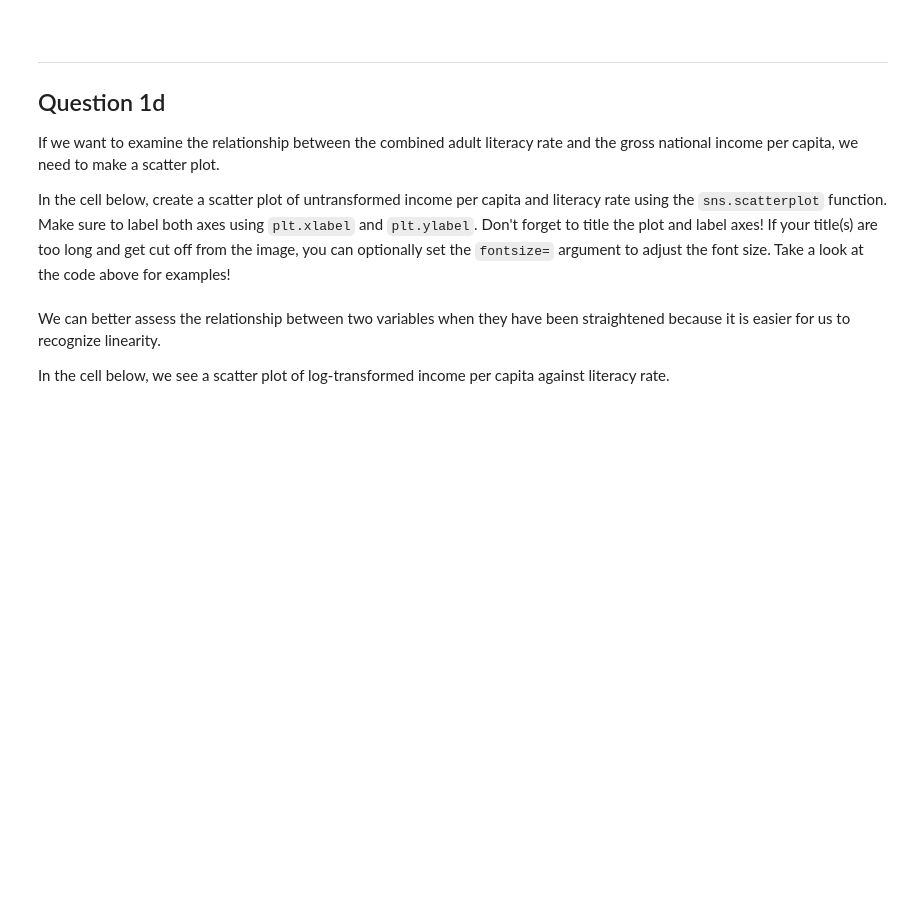
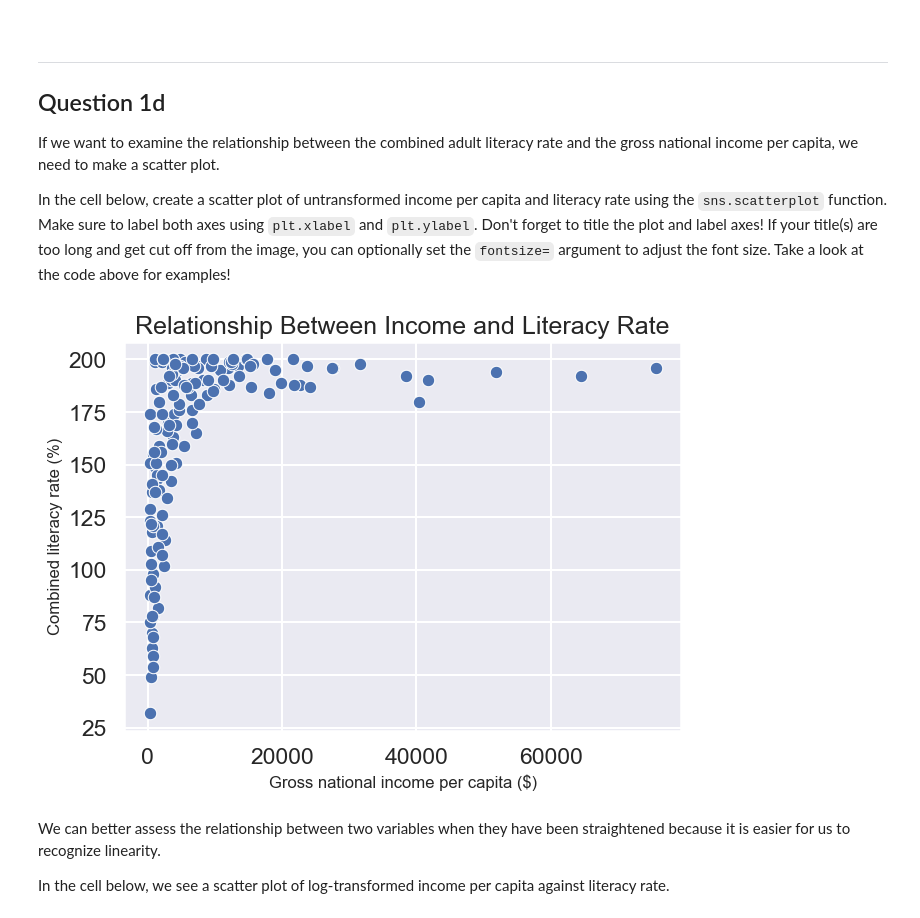
Before and after one commit to RamesTheGeneric/CSCIU459-GROUP-PROJECTS, a Jupyter notebook: A3/A3.ipynb, the cells around one changed output. Cells and saved outputs as stored; diff of their text form; code cells hidden in the pictures; blank space fills up the shorter version.

```diff
--- a/A3/A3.ipynb
+++ b/A3/A3.ipynb
@@ -236,3 +275,11 @@ In the cell below, create a scatter plot of untransformed income per capita and
+# %%
+sns.scatterplot(data = df, x="inc", y="lit")
+plt.title("Relationship Between Income and Literacy Rate")
+plt.xlabel("Gross national income per capita ($)", fontsize=12)
+plt.ylabel("Combined literacy rate (%)", fontsize=12)
+plt.show()
+# %% [output]
+[figure, added]
 # %% [markdown]
 We can better assess the relationship between two variables when they have been straightened because it is easier for us to recognize linearity.
 
```
Also changed, not shown: parts of 42 cells of this notebook, 2 other files.
